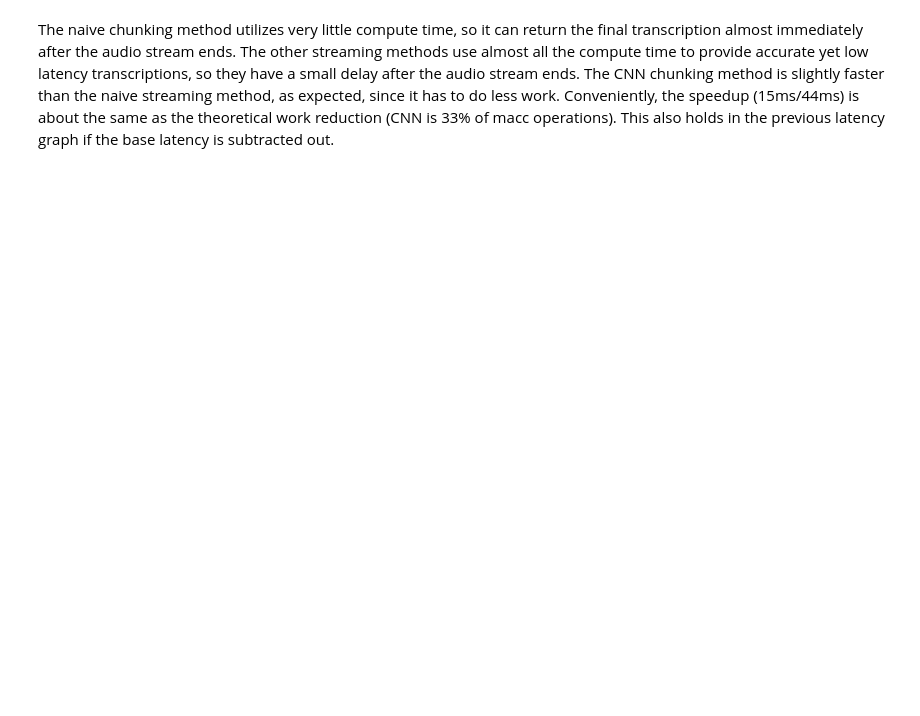
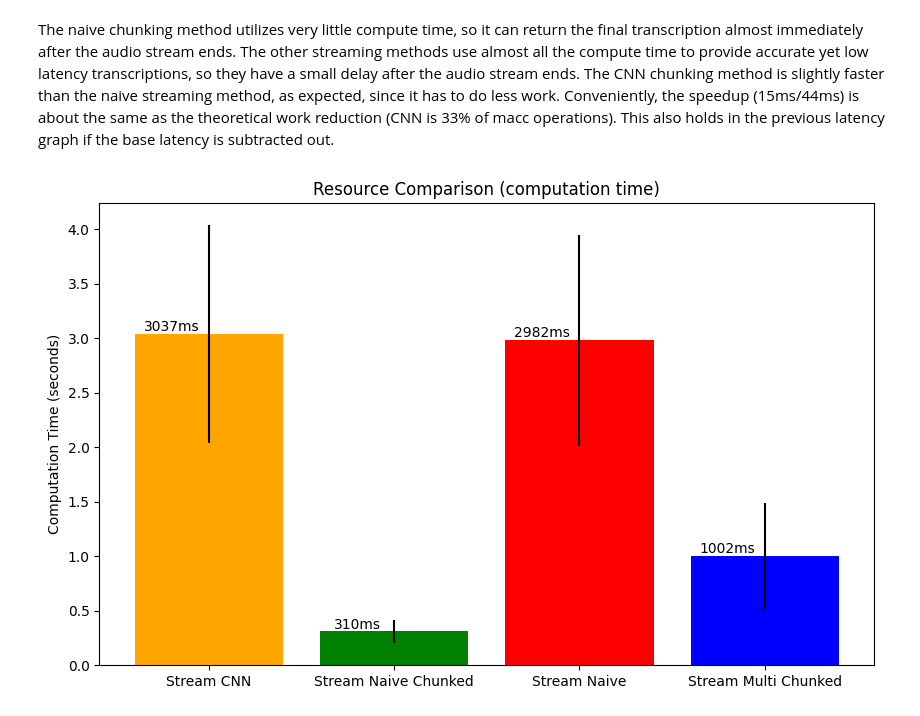
Before and after one commit to KoelLabs/ML, a Jupyter notebook: notebooks/Eval/IPA_streaming_eval.ipynb, the cells around one changed output. Drawn from its saved outputs; the diff is of its cells as text; code cells hidden in the pictures; blank space fills up the shorter version.

```diff
--- a/notebooks/Eval/IPA_streaming_eval.ipynb
+++ b/notebooks/Eval/IPA_streaming_eval.ipynb
@@ -234,7 +238,8 @@ labels = [capitalize(m.__name__).replace(" Chunked Transformer", "") for m in me
 delays = [(results[f"{m.__name__}_stream_duration"] - results[f"{m.__name__}_audio_duration"]).mean() for m in methods]
 delays_std = [min((results[f"{m.__name__}_stream_duration"] - results[f"{m.__name__}_audio_duration"]).std(), (results[f"{m.__name__}_stream_duration"] - results[f"{m.__name__}_audio_duration"]).mean()) for m in methods]
 
-bars = plt.bar(labels, delays, yerr=delays_std, color=['orange', 'green', 'red'])
+plt.figure(figsize=(10, 6))
+bars = plt.bar(labels, delays, yerr=delays_std, color=COLORS)
 for bar in bars:
     height = bar.get_height()
     plt.text(bar.get_x() + bar.get_width() / 4, height, f'{int(1000 * height)}ms',
@@ -247,2 +252,18 @@ plt.show()
 # %% [markdown]
 The naive chunking method utilizes very little compute time, so it can return the final transcription almost immediately after the audio stream ends. The other streaming methods use almost all the compute time to provide accurate yet low latency transcriptions, so they have a small delay after the audio stream ends. The CNN chunking method is slightly faster than the naive streaming method, as expected, since it has to do less work. Conveniently, the speedup (15ms/44ms) is about the same as the theoretical work reduction (CNN is 33% of macc operations). This also holds in the previous latency graph if the base latency is subtracted out.
+# %%
+labels = [capitalize(m.__name__).replace(" Chunked Transformer", "") for m in methods]
+latencies = [results[f"{m.__name__}_computation_time"].mean() for m in methods]
+latencies_std = [min(results[f"{m.__name__}_computation_time"].std(), results[f"{m.__name__}_computation_time"].mean()) for m in methods]
+
+plt.figure(figsize=(10, 6))
+bars = plt.bar(labels, latencies, yerr=latencies_std, color=COLORS)
+for bar in bars:
+    height = bar.get_height()
+    plt.text(bar.get_x() + bar.get_width() / 4, height, f'{int(1000 * height)}ms',
+             ha='center', va='bottom')
+plt.ylabel('Computation Time (seconds)')
+plt.title('Resource Comparison (computation time)')
+plt.show()
+# %% [output]
+[figure, added]
```
Also changed, not shown: parts of 12 cells of this notebook, 1 other file.
